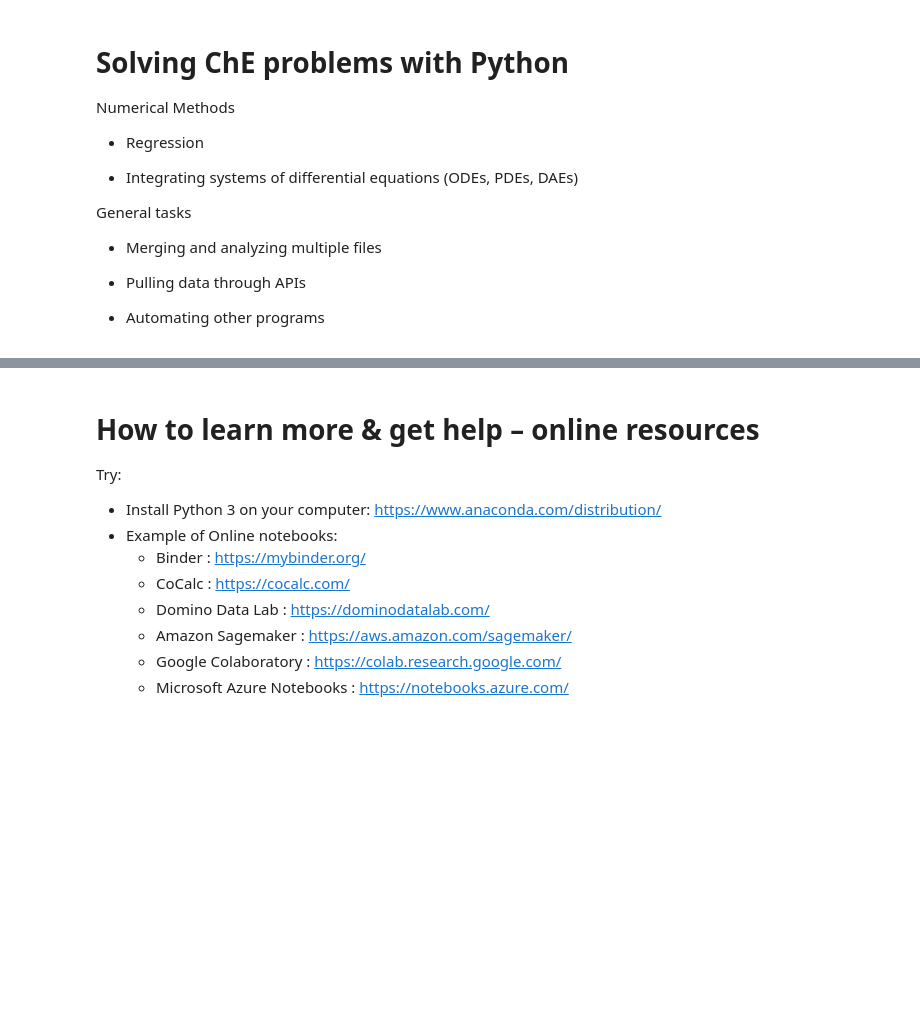
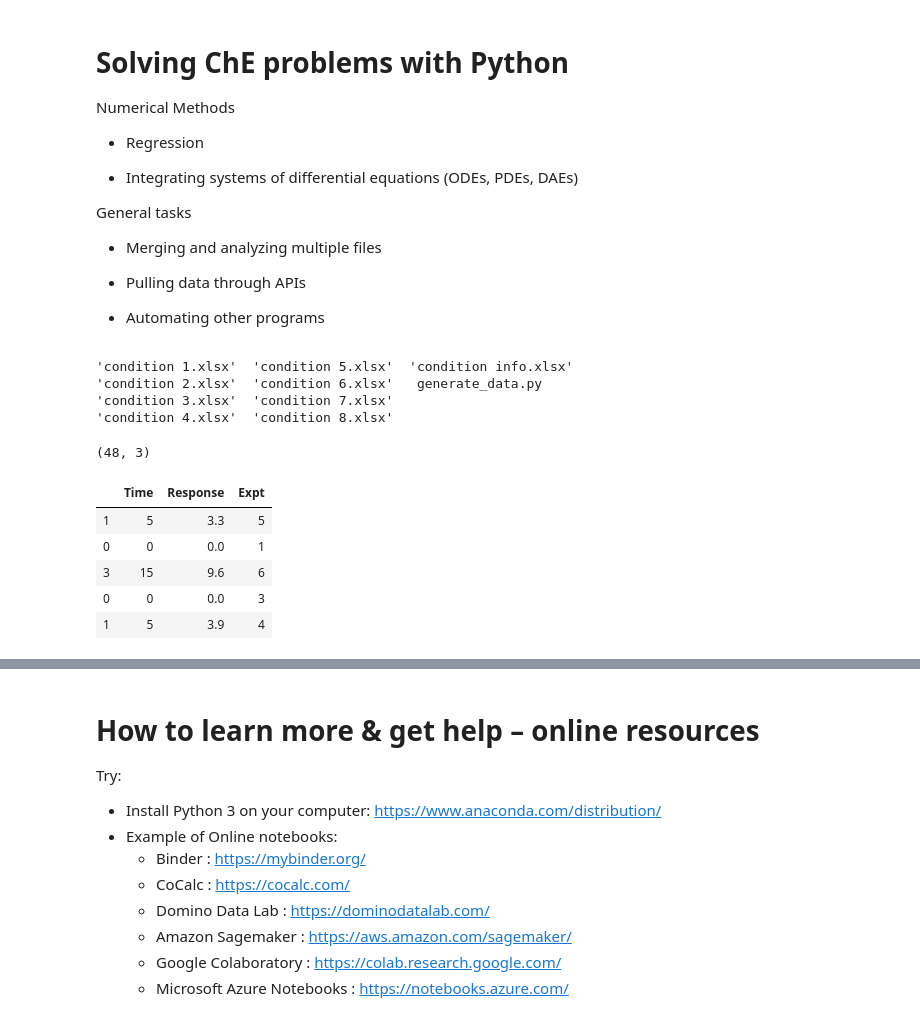
Before and after one commit to chepyle/Python4ChEs, a Jupyter notebook: Python4ChEs.ipynb, the cells around one changed output, grey strips where cells are left out. Saved outputs shown, nothing was run; the diff lists cells and outputs as text; code cells hidden in the pictures; blank space fills up the shorter version.

```diff
--- a/Python4ChEs.ipynb
+++ b/Python4ChEs.ipynb
@@ -207,5 +213,12 @@ General tasks
 - Pulling data through APIs
 
 - Automating other programs
+# %%
+ls './ExampleData/'
+# %% [output]
+'condition 1.xlsx'  'condition 5.xlsx'  'condition info.xlsx'
+'condition 2.xlsx'  'condition 6.xlsx'   generate_data.py
+'condition 3.xlsx'  'condition 7.xlsx'
+'condition 4.xlsx'  'condition 8.xlsx'
 # %%
 import pandas as pd
@@ -214,0 +236,12 @@ import sympy
+# %%
+df_cat = pd.concat(dfs)
+print(df_cat.shape)
+df_cat.sample(5)
+# %% [output]
+(48, 3)
+|  | Time | Response | Expt |
+| 1 | 5 | 3.3 | 5 |
+| 0 | 0 | 0.0 | 1 |
+| 3 | 15 | 9.6 | 6 |
+| 0 | 0 | 0.0 | 3 |
+| 1 | 5 | 3.9 | 4 |
```
Also changed, not shown: parts of 19 cells of this notebook, 12 other files.
